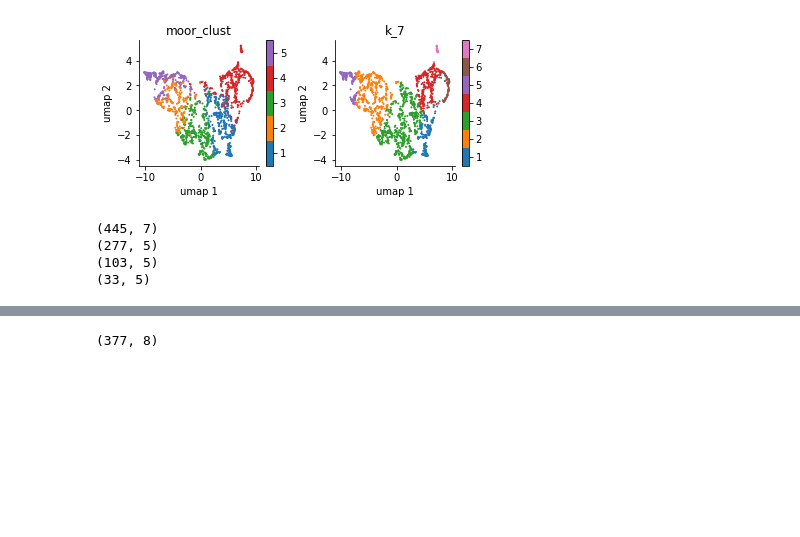
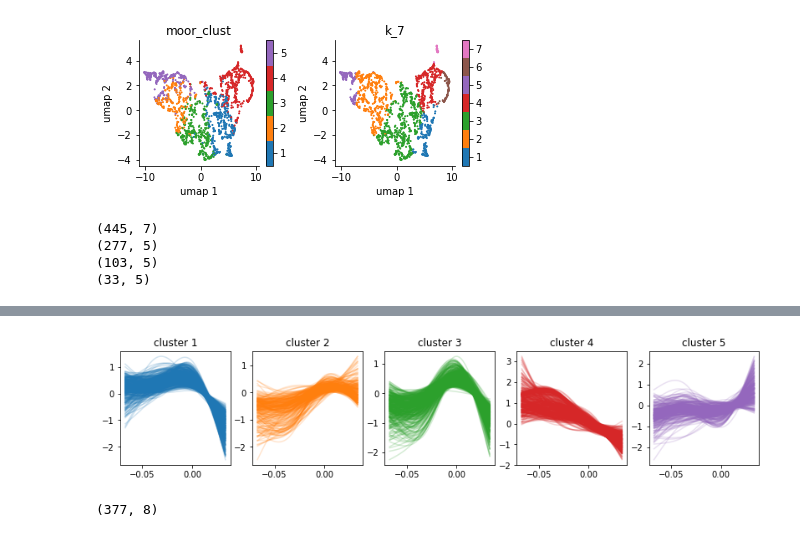
Before and after one commit to yashpatel5400/gliss, a Jupyter notebook: notebooks/setup_real_data_entero_part2.ipynb, the cells around one changed output, grey strips where cells are left out. Cells and saved outputs as stored; diff of their text form; code cells hidden in the pictures; blank space fills up the shorter version.

```diff
--- a/notebooks/setup_real_data_entero_part2.ipynb
+++ b/notebooks/setup_real_data_entero_part2.ipynb
@@ -303,0 +363,4 @@ mtx2 = ours_mtx_sel(int_df, c_mtx, 7, use_k)
+# %%
+plot_cluster_curves(int_df, 'moor_clust', cmp_dict['ours'])
+# %% [output]
+[figure, added]
```
Also changed, not shown: parts of 8 cells of this notebook, 2 other files.
